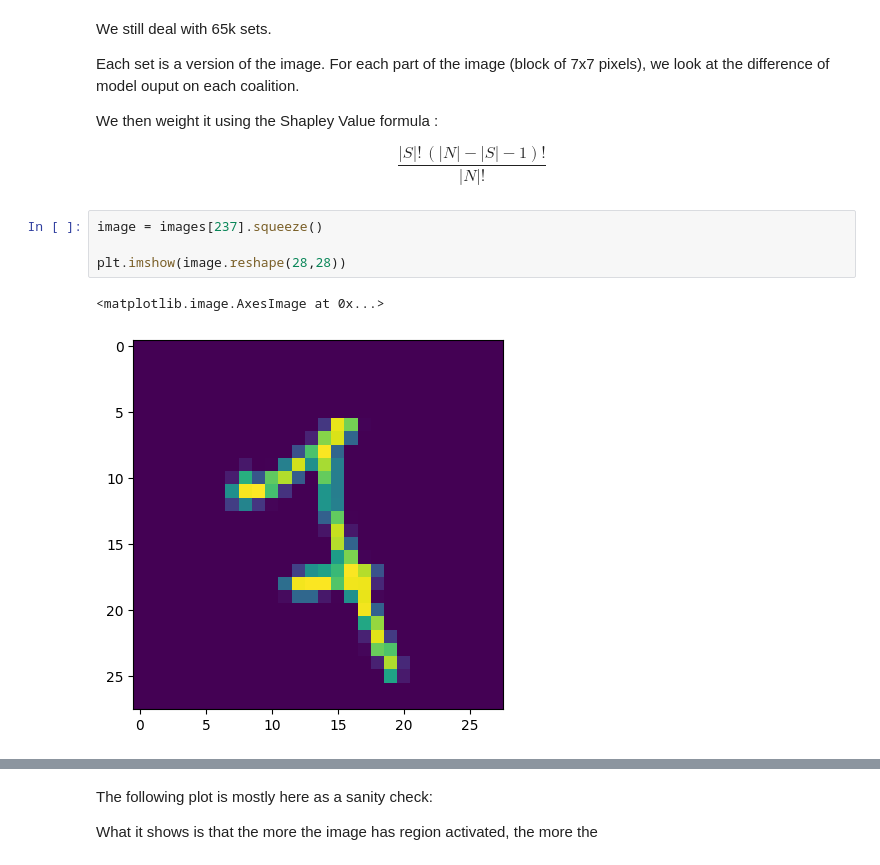
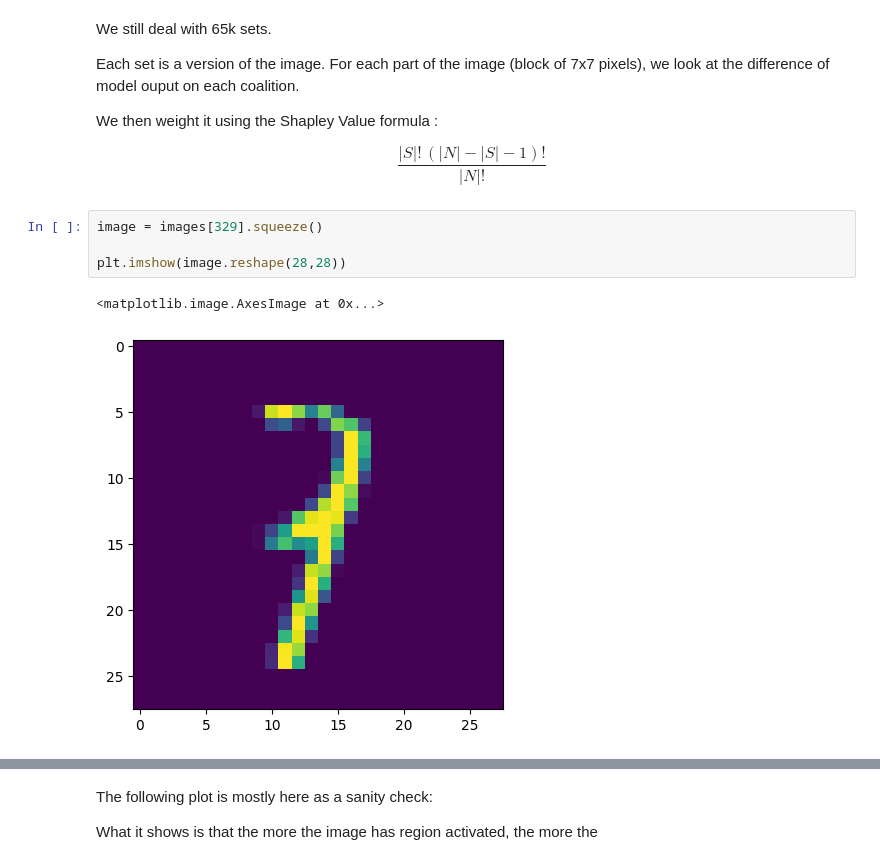
Before and after one commit to raph2268/XAI_methods, a Jupyter notebook: SHAP.ipynb, the cells around one changed output, grey strips where cells are left out. Cells and saved outputs as stored; diff of their text form.

```diff
--- a/SHAP.ipynb
+++ b/SHAP.ipynb
@@ -340,12 +339,12 @@ We then weight it using the Shapley Value formula :
 \frac{|S|! \, (|N| - |S| - 1)!}{|N|!}
 \end{equation}
 # %%
-image = images[237].squeeze()
+image = images[329].squeeze()
 
 plt.imshow(image.reshape(28,28))
 # %% [output]
 <matplotlib.image.AxesImage at 0x...>
-[figure, old version]
+[figure, new version]
 # %%
 n = 16
 shapley_vals = np.zeros(n)
```
Also changed, not shown: parts of 27 cells of this notebook, 1 other file.
